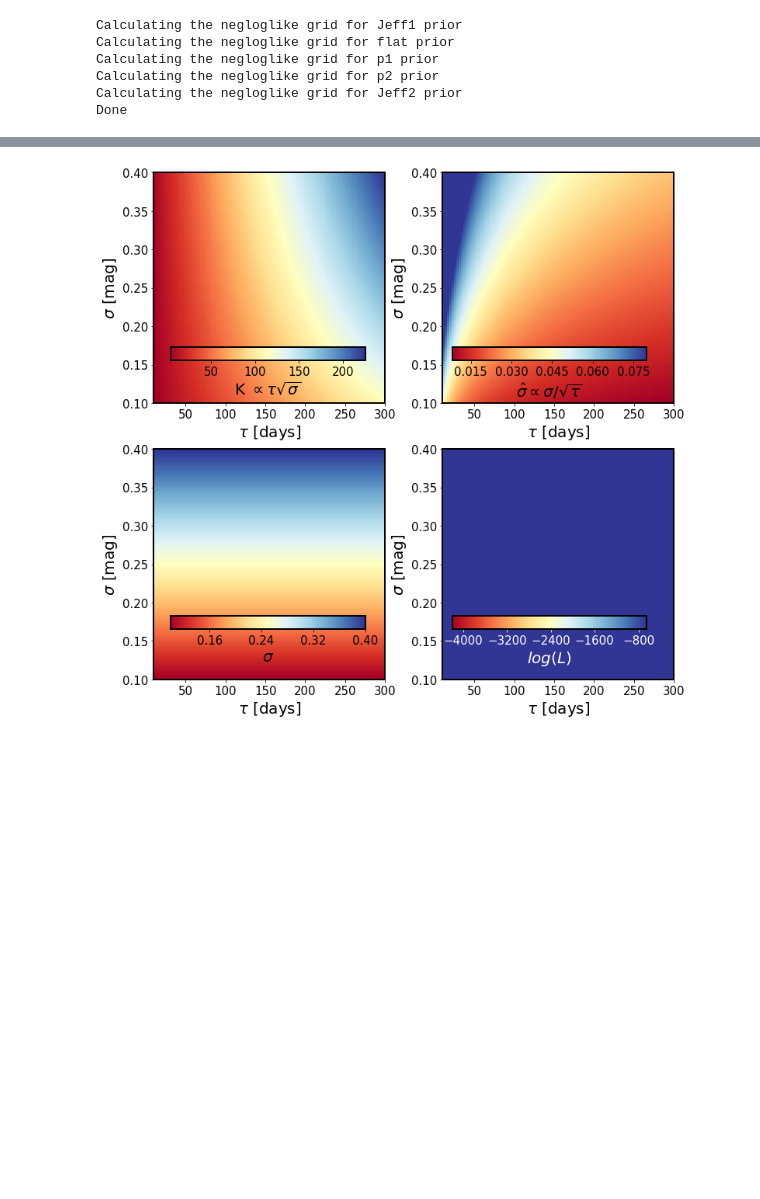
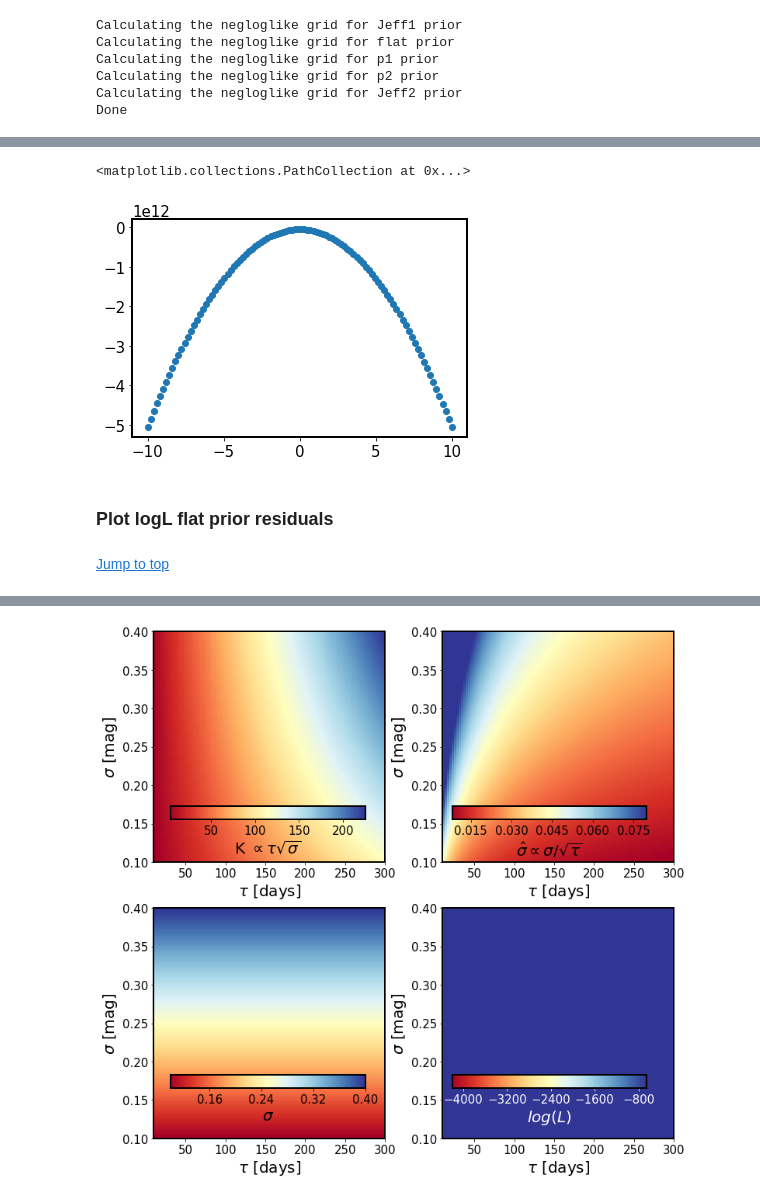
Before and after one commit to suberlak/DRW_Celerite, a Jupyter notebook: code/DRW_log_likelihood.ipynb, the cells around one changed output, grey strips where cells are left out. Saved outputs shown, nothing was run; the diff lists cells and outputs as text; code cells hidden in the pictures; blank space fills up the shorter version.

```diff
--- a/code/DRW_log_likelihood.ipynb
+++ b/code/DRW_log_likelihood.ipynb
@@ -263,0 +482,9 @@ Done
+# %%
+plt.scatter(mu_grid, -np.sum(x, axis=1))
+# %% [output]
+<matplotlib.collections.PathCollection at 0x...>
+[figure, added]
+# %% [markdown]
+### Plot logL flat prior residuals <a id='flat_residuals'></a>
+# %% [markdown]
+[Jump to top](#toc)
```
Also changed, not shown: parts of 37 cells of this notebook.
